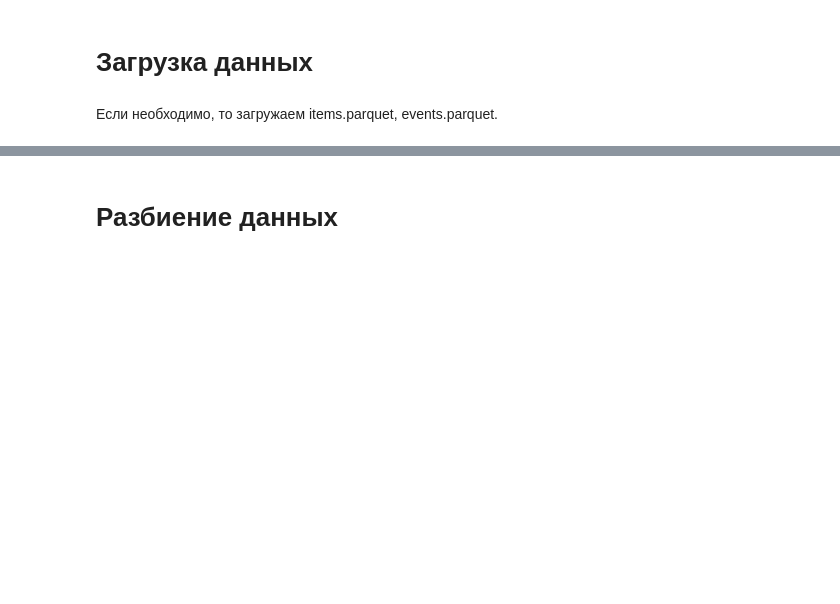
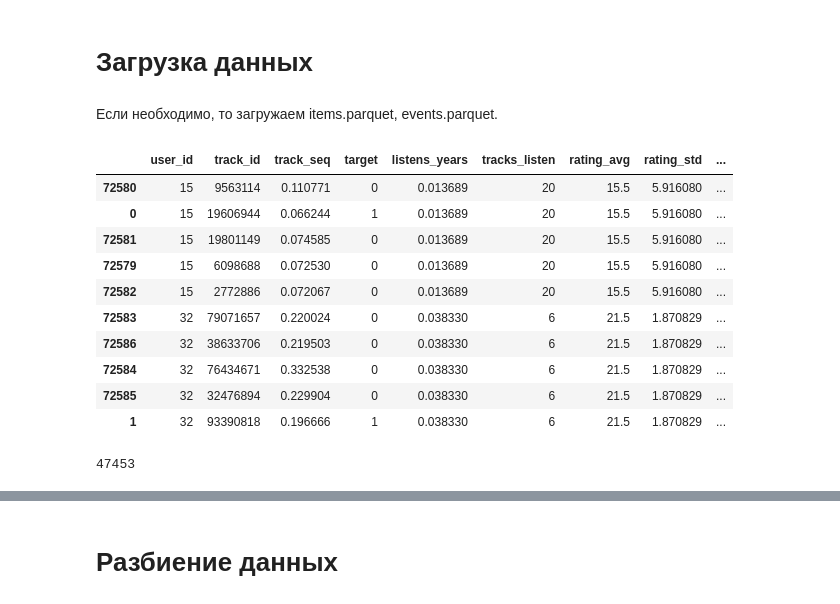
Before and after one commit to Totoxa85/mle-project-sprint-4-v001, a Jupyter notebook: recommendations.ipynb, the cells around one changed output, grey strips where cells are left out. Cells and saved outputs as stored; diff of their text form; code cells hidden in the pictures; blank space fills up the shorter version.

```diff
--- a/recommendations.ipynb
+++ b/recommendations.ipynb
@@ -407,3 +407,30 @@ events = pd.read_parquet(buffer_events)
 items = pd.read_parquet('recsys/data/items.parquet')
 # Чтение данных о названиях
 events = pd.read_parquet('recsys/data/events.parquet')
+# %%
+# Чтение данных о треках
+recomend = pd.read_parquet('recsys/recommendations/recommendations.parquet')
+# Чтение данных о названиях
+als = pd.read_parquet('recsys/recommendations/als_recommendations.parquet')
+
+sim = pd.read_parquet('recsys/recommendations/similar.parquet')
+
+top_pop = pd.read_parquet('recsys/recommendations/top_popular.parquet')
+# %%
+recomend.head(10)
+# %% [output]
+|  | user_id | track_id | track_seq | target | listens_years | tracks_listen | rating_avg | rating_std | ... |
+| 72580 | 15 | 9563114 | 0.110771 | 0 | 0.013689 | 20 | 15.5 | 5.916080 | ... |
+| 0 | 15 | 19606944 | 0.066244 | 1 | 0.013689 | 20 | 15.5 | 5.916080 | ... |
+| 72581 | 15 | 19801149 | 0.074585 | 0 | 0.013689 | 20 | 15.5 | 5.916080 | ... |
+| 72579 | 15 | 6098688 | 0.072530 | 0 | 0.013689 | 20 | 15.5 | 5.916080 | ... |
+| 72582 | 15 | 2772886 | 0.072067 | 0 | 0.013689 | 20 | 15.5 | 5.916080 | ... |
+| 72583 | 32 | 79071657 | 0.220024 | 0 | 0.038330 | 6 | 21.5 | 1.870829 | ... |
+| 72586 | 32 | 38633706 | 0.219503 | 0 | 0.038330 | 6 | 21.5 | 1.870829 | ... |
+| 72584 | 32 | 76434671 | 0.332538 | 0 | 0.038330 | 6 | 21.5 | 1.870829 | ... |
+| 72585 | 32 | 32476894 | 0.229904 | 0 | 0.038330 | 6 | 21.5 | 1.870829 | ... |
+| 1 | 32 | 93390818 | 0.196666 | 1 | 0.038330 | 6 | 21.5 | 1.870829 | ... |
+# %%
+recomend["user_id"].nunique()
+# %% [output]
+47453
```
Also changed, not shown: parts of 3 cells of this notebook, 12 other files.
